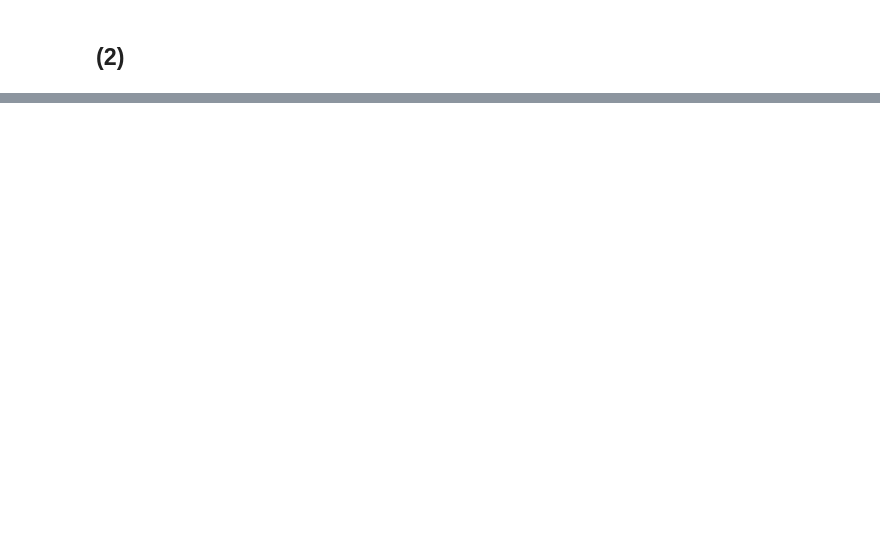
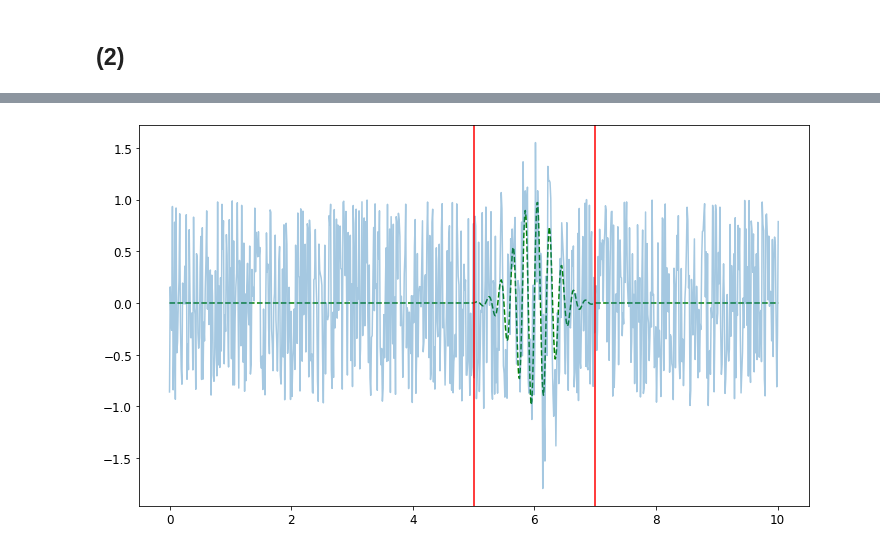
Before and after one commit to lizkapelevich/PrePyCBC, a Jupyter notebook: Precursor_to_Project.ipynb, the cells around one changed output, grey strips where cells are left out. Cells and saved outputs as stored; diff of their text form; code cells hidden in the pictures; blank space fills up the shorter version.

Commit message:
completed template function and plot

```diff
--- a/Precursor_to_Project.ipynb
+++ b/Precursor_to_Project.ipynb
@@ -151,7 +155,7 @@ plt.ylim(ylim)
 # %% [markdown]
 ## (2)
 # %%
-def template(A, f, sigma, t_0, t_duration, data_time_stamps, int(ad_hoc_grid = 10000)):
+def template(A, f, sigma, t_0, t_duration, data_time_stamps, ad_hoc_grid = 10000):
 
     """
     This function will take as input the frequency, standard
@@ -174,8 +178,8 @@ def template(A, f, sigma, t_0, t_duration, data_time_stamps, int(ad_hoc_grid = 1
 
     """
 
-    t_end = t_duration[-1]
-    time_stamps = np.linspace(t_0, t_end, ad_hoc_grid)         #template time stamps with random step-size
+    t_end = t_duration + t_0
+    time_stamps = np.linspace(t_0, t_end, ad_hoc_grid)         # template time stamps with random step-size
 
     t_mean = np.mean(time_stamps)
     S = A*np.sin(2*np.pi*f*time_stamps)*np.exp((-(time_stamps - t_mean)**2)/(2*sigma)) # evaluation in ad-hoc grid
@@ -188,17 +192,19 @@ def template(A, f, sigma, t_0, t_duration, data_time_stamps, int(ad_hoc_grid = 1
 
     template_series = np.zeros_like(data_time_stamps)          # template time-stamps same length as data time-stamps
 
-    index_suffix = template_time_stamps > t_end
-    index_prefix = template_time_stamps < t_0
+    index_prefix = template_series[data_time_stamps < t_0]
+    index_suffix = template_series[data_time_stamps > t_end]
 
     return np.hstack((index_prefix, Template, index_suffix))
 # %%
 A = 1
 f = 5
-sigma = 10
-this_template = template(A, f, sigma, 5, 2)
-plt.plot(times, this_template, 'g--', label="template", alldata)
-plt.plot(times, alldata, label="data")
+sigma = 0.1
+plt.rcParams.update({'font.size': 12})
+plt.figure(figsize=(12,7))
+this_template = template(A, f, sigma, 5, 2, times)
+plt.plot(times, this_template, 'g--', label="template")
+plt.plot(times, alldata, alpha=0.4, label="data")
 ax = plt.gca()
 ylim = ax.get_ylim()
 plt.plot([5, 5], ylim, 'r-')
@@ -208,0 +215 @@ SyntaxError: positional argument follows keyword argument (Temp/ipykernel_16960/
+[figure, added]
```
Also changed, not shown: parts of 4 cells of this notebook.
